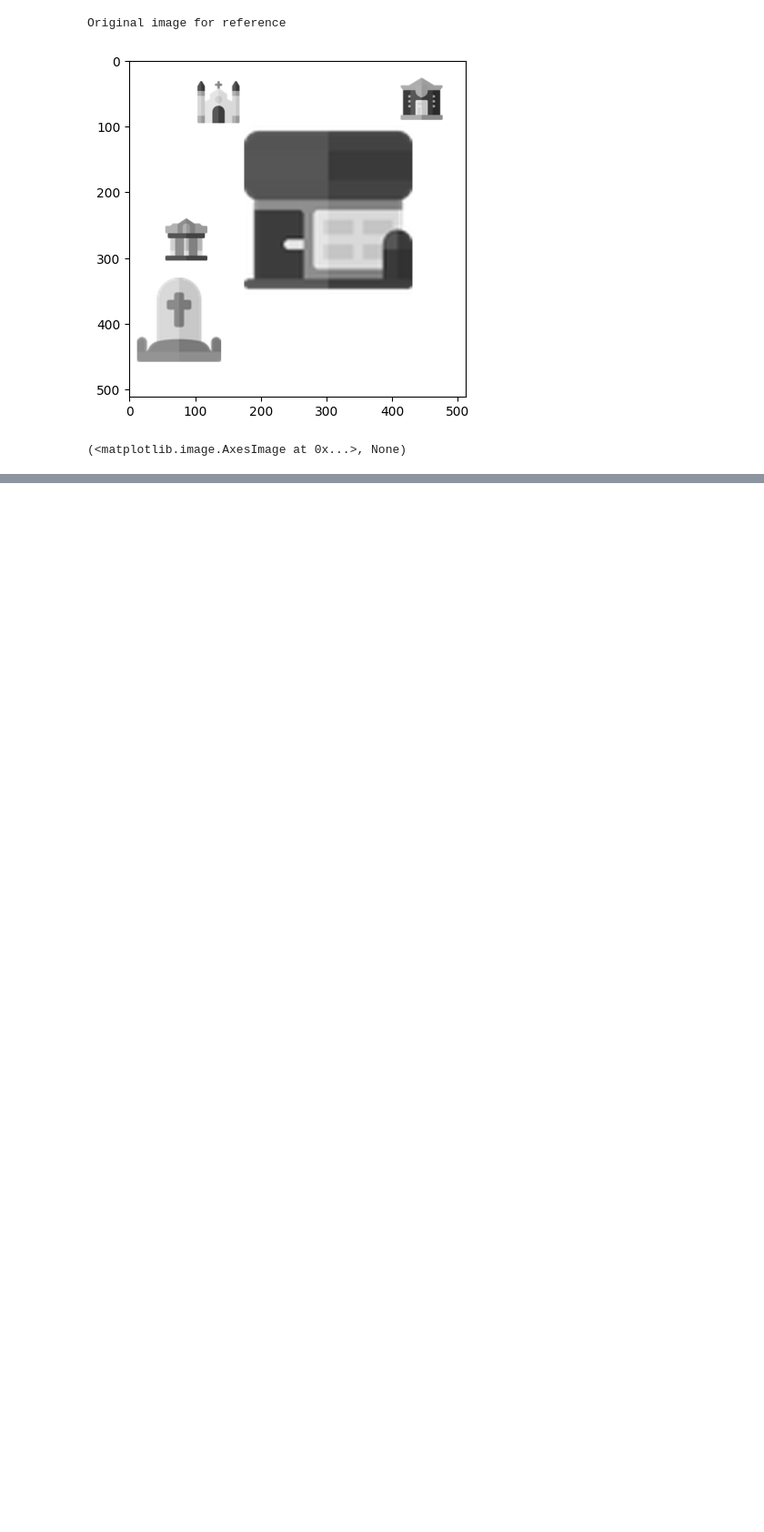
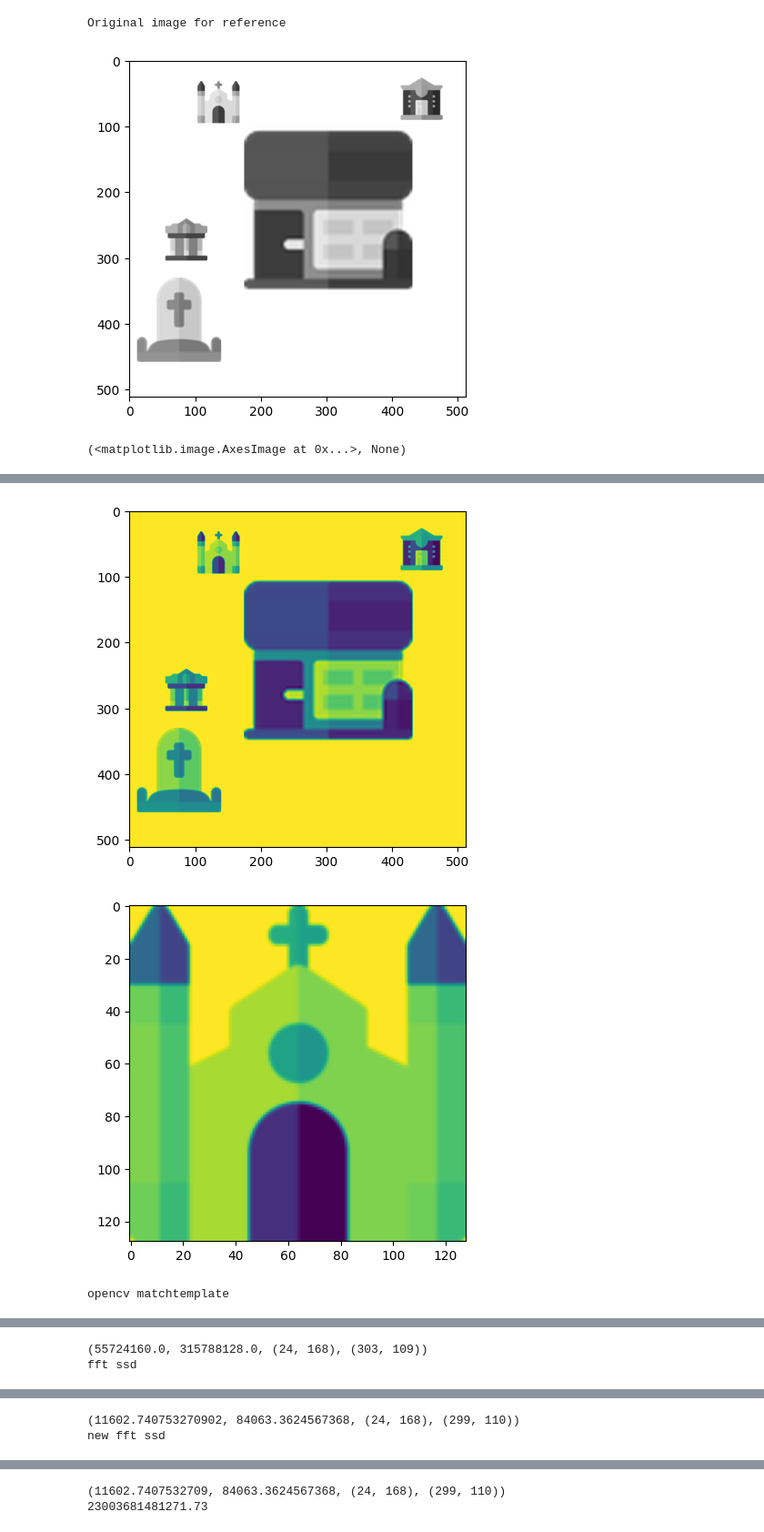
Before and after one commit to coeus-uk/computer-vision, a Jupyter notebook: Task2.ipynb, the cells around one changed output, grey strips where cells are left out. Shown at 91% size. Saved outputs shown, nothing was run; the diff lists cells and outputs as text; code cells hidden in the pictures; blank space fills up the shorter version.

```diff
--- a/Task2.ipynb
+++ b/Task2.ipynb
@@ -158,0 +232,50 @@ def laplace(img, left, right, top, bot):
+# %%
+num_pyramid_levels = 5
+images = task2.images_with_annotations(Path("Task2Dataset"))
+templates = task2.template_pyramid_by_classname(Path("IconDataset", "png"), num_pyramid_levels)
+
+img, annotations = next(images)
+# norm_image = (img - np.mean(img)) / np.std(img)
+# plt.imshow(img), plt.show()
+# plt.imshow(norm_image), plt.show()
+    # norm_template = (template - np.mean(template)) / np.std(template)
+# plt.imshow(img), plt.show()
+classname, pyr = next(templates)
+while classname != "06-church":
+    classname, pyr = next(templates)
+template = pyr[2]
+plt.imshow(img), plt.show()
+plt.imshow(template), plt.show()
+
+# print("template shape: ", template.shape)
+# img_copy = img.copy()
+# result_same_size_test = cv2.matchTemplate(img_copy, template, cv2.TM_SQDIFF) # <-- this is not allowed
+# print(cv2.minMaxLoc(result_same_size_test))
+
+# multi_scale_template_matching(img, template)
+
+print("opencv matchtemplate")
+result = cv2.matchTemplate(img, template, cv2.TM_SQDIFF) # <-- this is not allowed
+plt.imshow(result), plt.show()
+print(cv2.minMaxLoc(result))
+
+print("fft ssd")
+ssd_norm = task2.correlate_ssd_normed(img, template)
+plt.imshow(ssd_norm), plt.show()
+print(cv2.minMaxLoc(ssd_norm))
+
+print("new fft ssd")
+ssd_norm2 = task2.correlate_ssd_normed2(img, template)
+plt.imshow(ssd_norm2), plt.show()
+print(cv2.minMaxLoc(ssd_norm2))
+
+print(np.sum(np.abs(result - ssd_norm)))
+
+# annotated_img = img.copy()
+# for (img, annotations) in images:
+# task2.predict_all_templates(templates, img, annotations, annotated_img, num_pyramid_levels)
+# plt.imshow(cv2.cvtColor(annotated_img, cv2.COLOR_GRAY2RGB)), plt.show()
+# %% [output]
+[figure, added]
+[figure, added]
+opencv matchtemplate
@@ -158,0 +283,2 @@ def laplace(img, left, right, top, bot):
+(55724160.0, 315788128.0, (24, 168), (303, 109))
+fft ssd
@@ -158,0 +286,2 @@ def laplace(img, left, right, top, bot):
+(11602.740753270902, 84063.3624567368, (24, 168), (299, 110))
+new fft ssd
@@ -158,0 +289,2 @@ def laplace(img, left, right, top, bot):
+(11602.7407532709, 84063.3624567368, (24, 168), (299, 110))
+23003681481271.73
```
Also changed, not shown: parts of 7 cells of this notebook, 2 other files.
